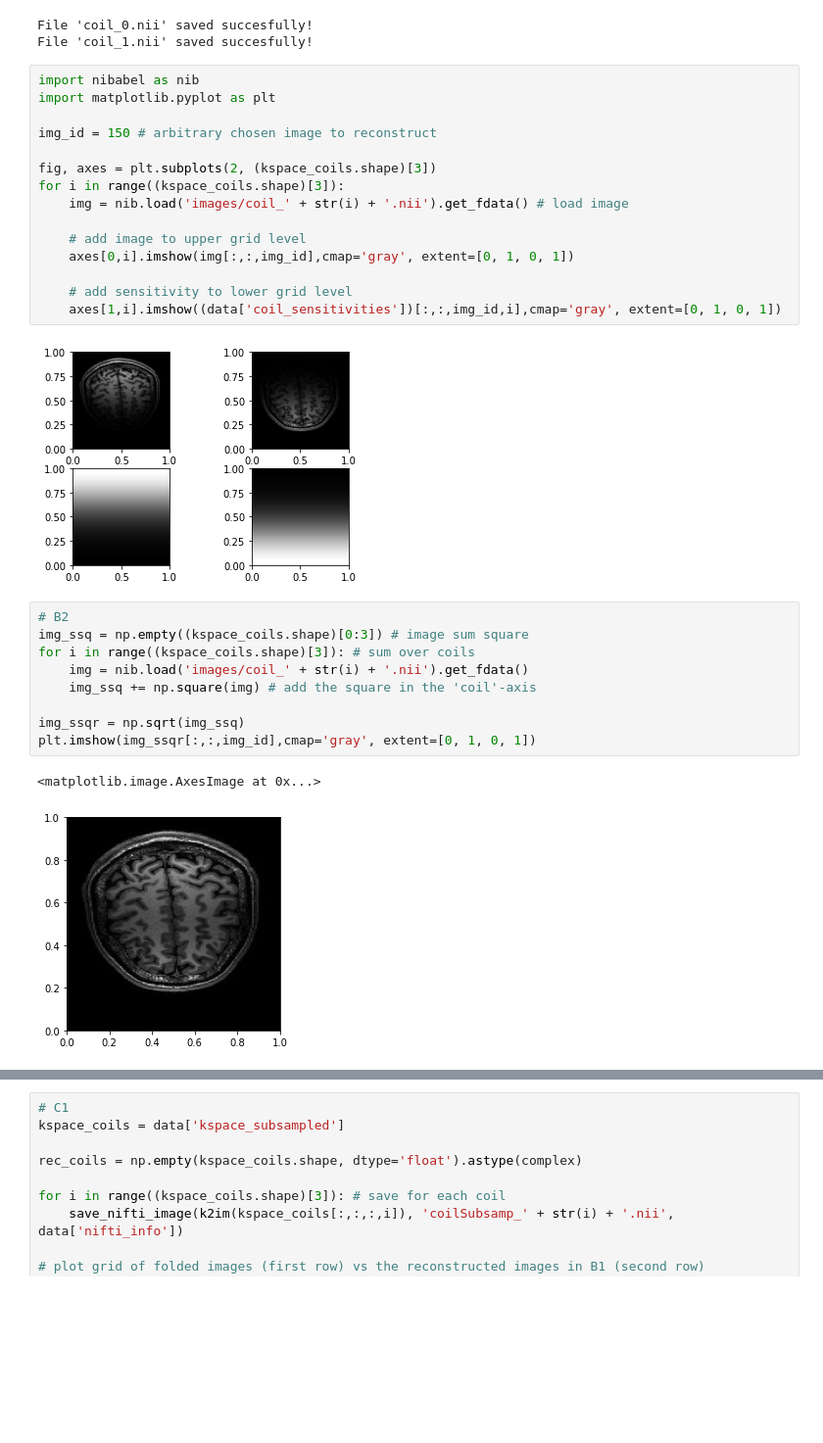
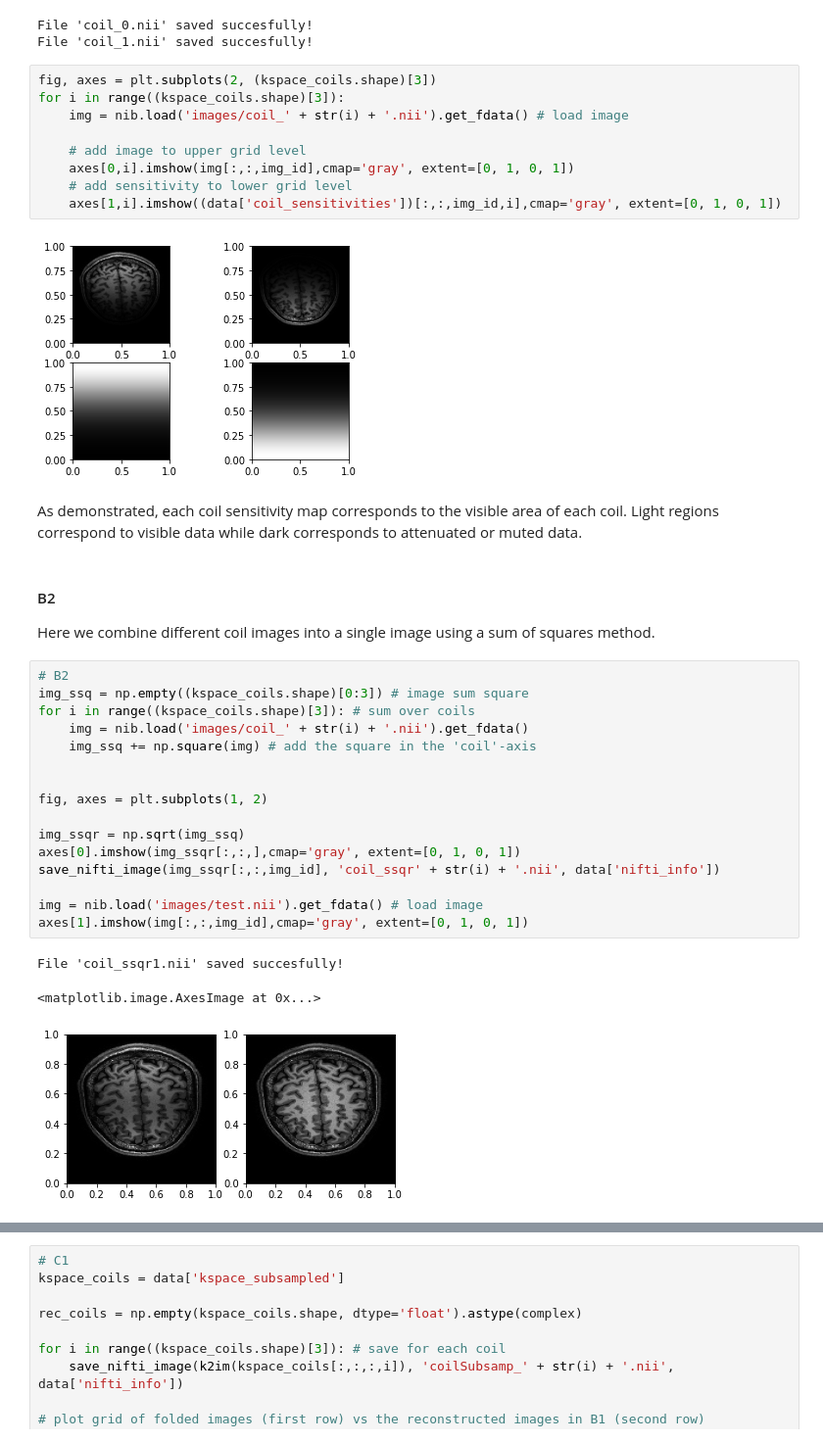
Before and after one commit to ruben-source/daignosticImaging, a Jupyter notebook: MRI/main.ipynb, the cells around one changed output, grey strips where cells are left out. Shown at 98% size. Drawn from its saved outputs; the diff is of its cells as text; blank space fills up the shorter version.

```diff
--- a/MRI/main.ipynb
+++ b/MRI/main.ipynb
@@ -74,31 +82,38 @@ for i in range((kspace_coils.shape)[3]): # save image for each coil
 File 'coil_0.nii' saved succesfully!
 File 'coil_1.nii' saved succesfully!
 # %%
-import nibabel as nib
-import matplotlib.pyplot as plt
-
-img_id = 150 # arbitrary chosen image to reconstruct
-
 fig, axes = plt.subplots(2, (kspace_coils.shape)[3])
 for i in range((kspace_coils.shape)[3]):
     img = nib.load('images/coil_' + str(i) + '.nii').get_fdata() # load image
 
     # add image to upper grid level
     axes[0,i].imshow(img[:,:,img_id],cmap='gray', extent=[0, 1, 0, 1])
-
     # add sensitivity to lower grid level
     axes[1,i].imshow((data['coil_sensitivities'])[:,:,img_id,i],cmap='gray', extent=[0, 1, 0, 1])
 # %% [output]
 [figure]
+# %% [markdown]
+As demonstrated, each coil sensitivity map corresponds to the visible area of each coil. Light regions correspond to visible data while dark corresponds to attenuated or muted data.
+# %% [markdown]
+#### B2
+Here we combine different coil images into a single image using a sum of squares method.
 # %%
 # B2
 img_ssq = np.empty((kspace_coils.shape)[0:3]) # image sum square
 for i in range((kspace_coils.shape)[3]): # sum over coils
     img = nib.load('images/coil_' + str(i) + '.nii').get_fdata()
     img_ssq += np.square(img) # add the square in the 'coil'-axis
 
+
+fig, axes = plt.subplots(1, 2)
+
 img_ssqr = np.sqrt(img_ssq)
-plt.imshow(img_ssqr[:,:,img_id],cmap='gray', extent=[0, 1, 0, 1])
+axes[0].imshow(img_ssqr[:,:,],cmap='gray', extent=[0, 1, 0, 1])
+save_nifti_image(img_ssqr[:,:,img_id], 'coil_ssqr' + str(i) + '.nii', data['nifti_info'])
+
+img = nib.load('images/test.nii').get_fdata() # load image
+axes[1].imshow(img[:,:,img_id],cmap='gray', extent=[0, 1, 0, 1])
 # %% [output]
-<matplotlib.image.AxesImage at 0x...>
+File 'coil_ssqr1.nii' saved succesfully!
+<matplotlib.image.AxesImage at 0x...>
-[figure, old version]
+[figure, new version]
```
Also changed, not shown: parts of 15 cells of this notebook.
